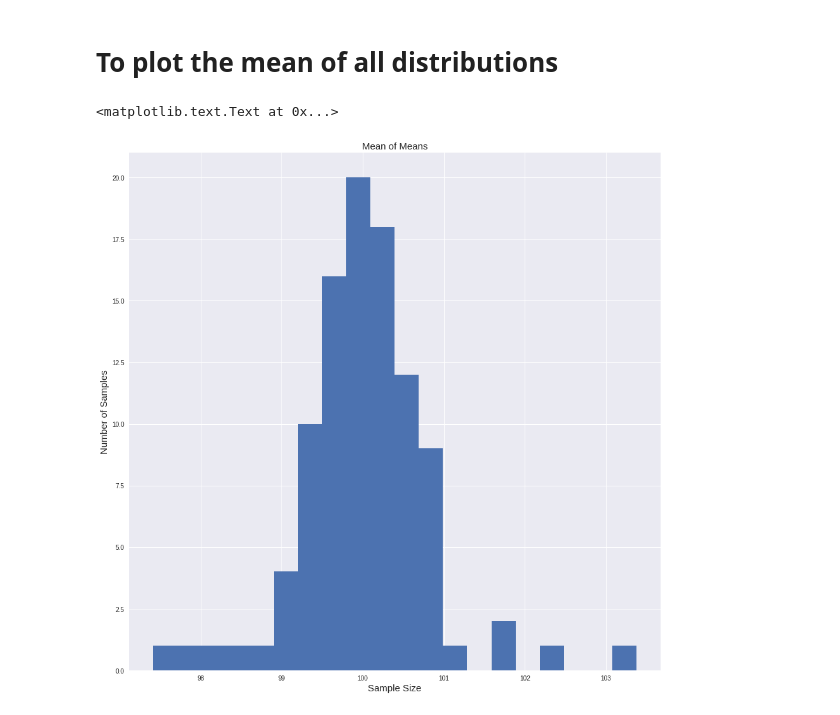
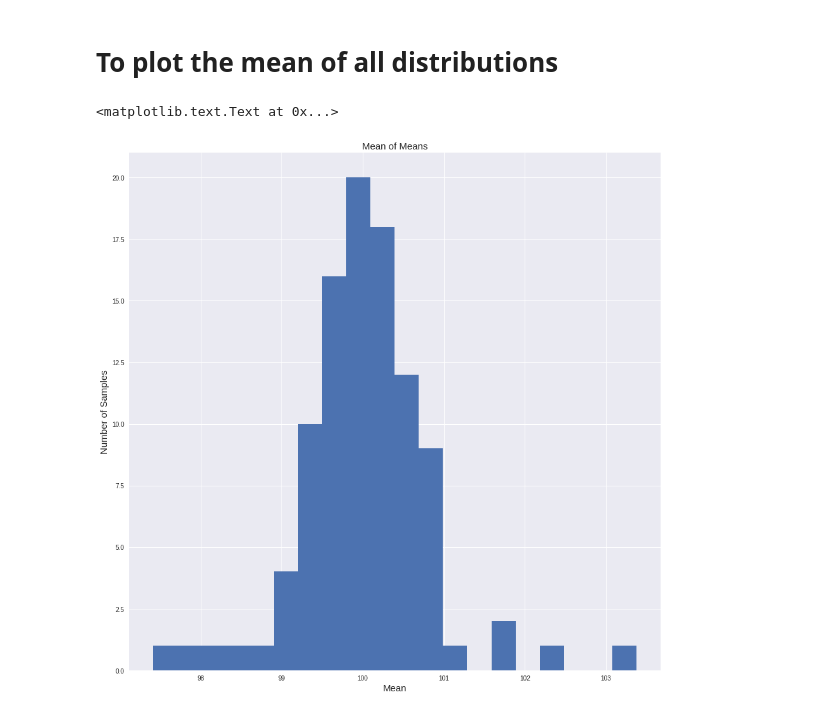
Before and after one commit to srikanth261/PUI2017_sn2495, a Jupyter notebook: HW3_sn2495/HW3_Assignment1.ipynb, the cells around one changed output. Drawn from its saved outputs; the diff is of its cells as text; code cells hidden in the pictures.

```diff
--- a/HW3_sn2495/HW3_Assignment1.ipynb
+++ b/HW3_sn2495/HW3_Assignment1.ipynb
@@ -115,10 +115,10 @@ means.head()
 # %%
 fig, ax = pl.subplots(1,1,figsize=(15,15))
 
 ax = pl.hist(means.all_means, bins = 20)
-pl.xlabel('Sample Size', fontsize = 15)
+pl.xlabel('Mean', fontsize = 15)
 pl.ylabel('Number of Samples', fontsize = 15)
 pl.title('Mean of Means', fontsize = 15)
 # %% [output]
 <matplotlib.text.Text at 0x...>
-[figure, old version]
+[figure, new version]
```
